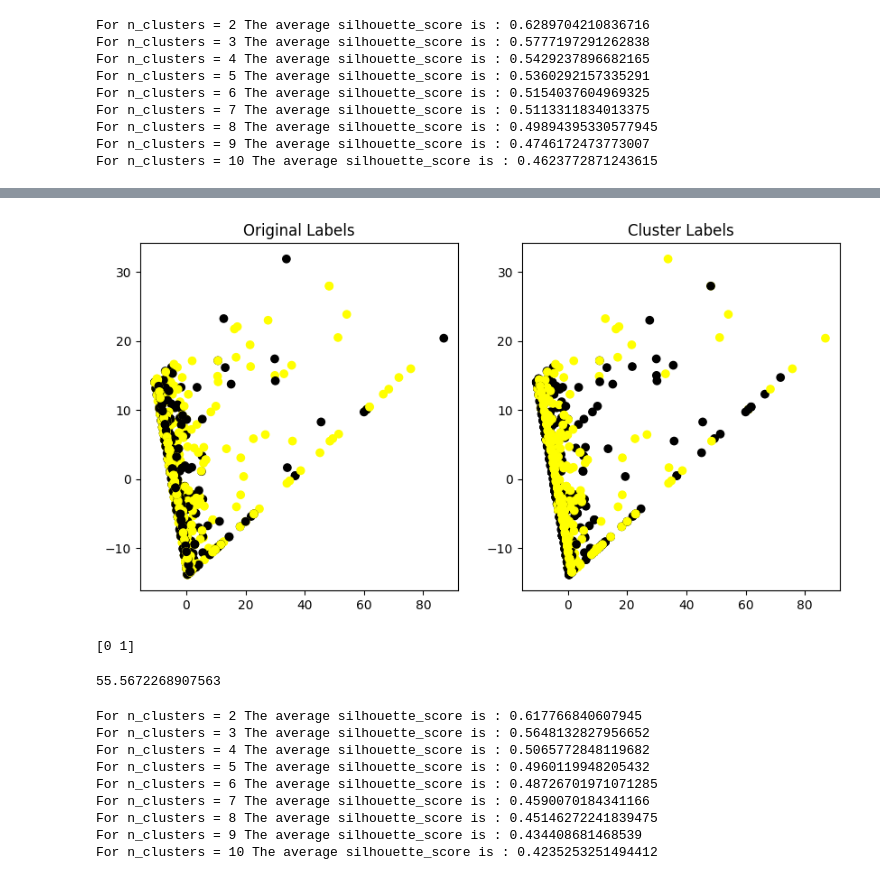
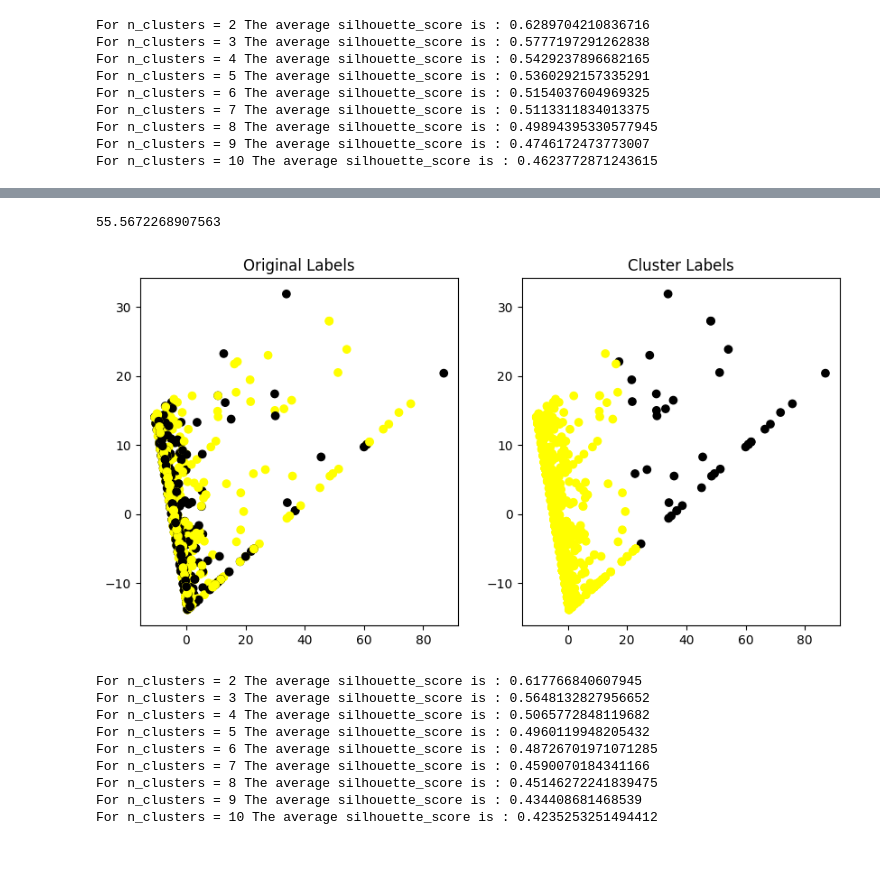
Before and after one commit to omar-elmeteny/MLProject, a Jupyter notebook: ml_project.ipynb, the cells around one changed output, grey strips where cells are left out. Drawn from its saved outputs; the diff is of its cells as text; code cells hidden in the pictures.

Commit message:
finished kmodes and finished clustering

```diff
--- a/ml_project.ipynb
+++ b/ml_project.ipynb
@@ -635,27 +660,6 @@ def apply_best_KMeans(df):
     cluster_labels = kmeans.labels_
     return df, cluster_labels, kmeans
 df_spotify_kmeans, cluster_labels, km = apply_best_KMeans(df_pca)
-# %%
-def plot_clusters_vs_groundtruth(df, cluster_labels, target_variable, df_original):
-    cmap = mcolors.ListedColormap(['yellow', 'black'])
-    plt.figure(figsize=(10,5))
-    plt.subplot(1, 2, 1)
-    plt.scatter(df['PC1'], df['PC2'], c=df_original[target_variable], cmap=cmap)
-    plt.title('Original Labels')
-
-    # Plot cluster labels
-    plt.subplot(1, 2, 2)
-    plt.scatter(df['PC1'], df['PC2'], c=cluster_labels, cmap=cmap)
-    plt.title('Cluster Labels')
-
-    plt.show()
-plot_clusters_vs_groundtruth(df_pca, cluster_labels, 'mode', df_spotify)
-# %% [output]
-[figure, removed]
-# %%
-print(df_spotify['mode'].unique())
-# %% [output]
-[0 1]
 # %%
 df_comparison = pd.DataFrame({'mode': df_spotify['mode'], 'cluster_labels': cluster_labels})
 def calculate_same_value_percentage(df, column1, column2):
@@ -666,6 +670,24 @@ def calculate_same_value_percentage(df, column1, column2):
 print(calculate_same_value_percentage(df_comparison, 'mode', 'cluster_labels'))
 # %% [output]
 55.5672268907563
+# %%
+def plot_clusters_vs_groundtruth(df, cluster_labels, target_variable, df_original):
+    cmap = mcolors.ListedColormap(['yellow', 'black'])
+    plt.figure(figsize=(10,5))
+    plt.subplot(1, 2, 1)
+    plt.scatter(df.iloc[:, 0], df.iloc[:, 1], c=df_original[target_variable], cmap=cmap)
+    plt.title('Original Labels')
+
+    # Plot cluster labels
+    plt.subplot(1, 2, 2)
+    plt.scatter(df.iloc[:, 0], df.iloc[:, 1], c=cluster_labels, cmap=cmap)
+    plt.title('Cluster Labels')
+
+    plt.show()
+
+plot_clusters_vs_groundtruth(df_pca, cluster_labels, 'mode', df_spotify)
+# %% [output]
+[figure, added]
 # %%
 def apply_hierarchical_clustering(df):
     silhouette_scores = []
```
Also changed, not shown: parts of 15 cells of this notebook.
